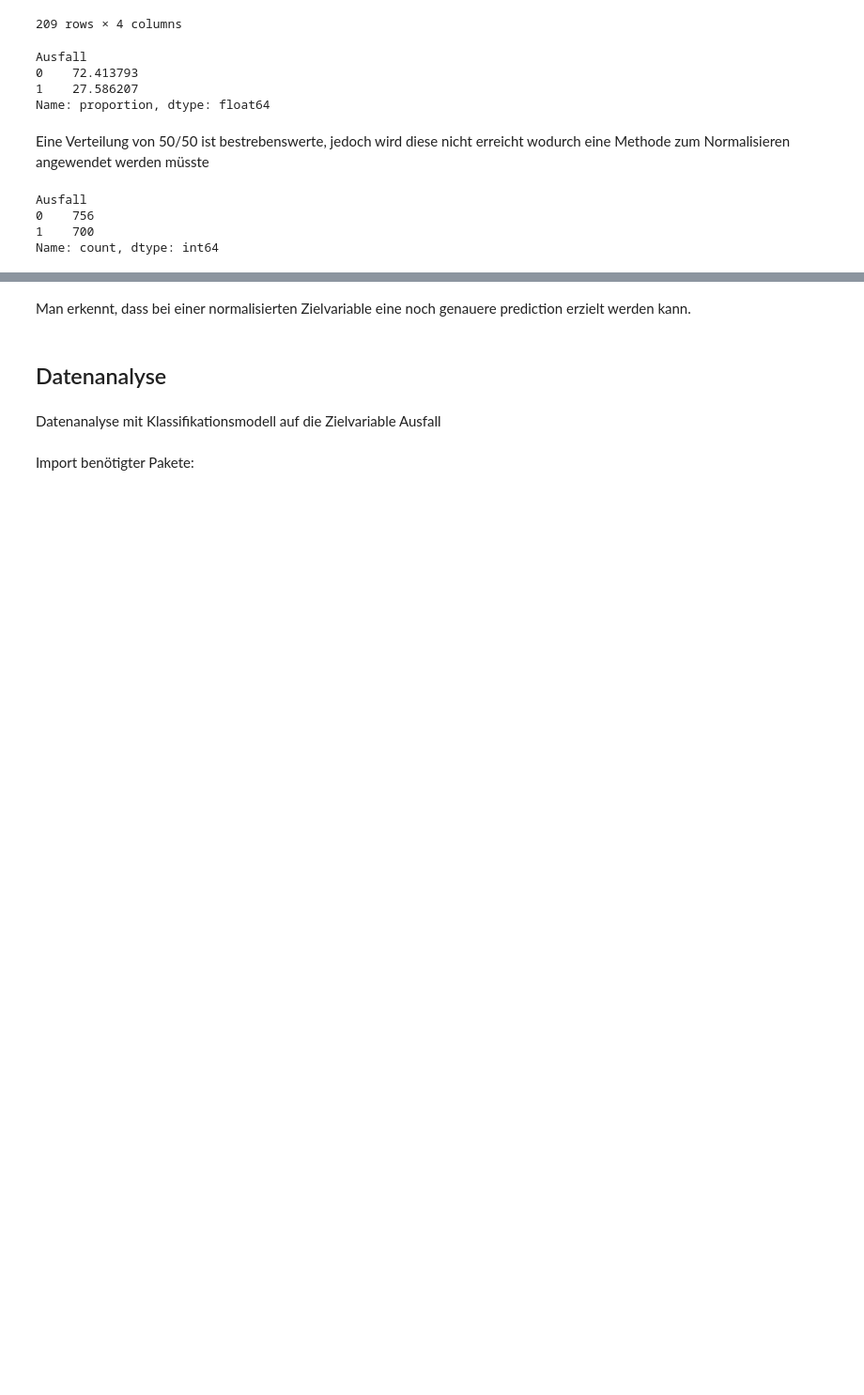
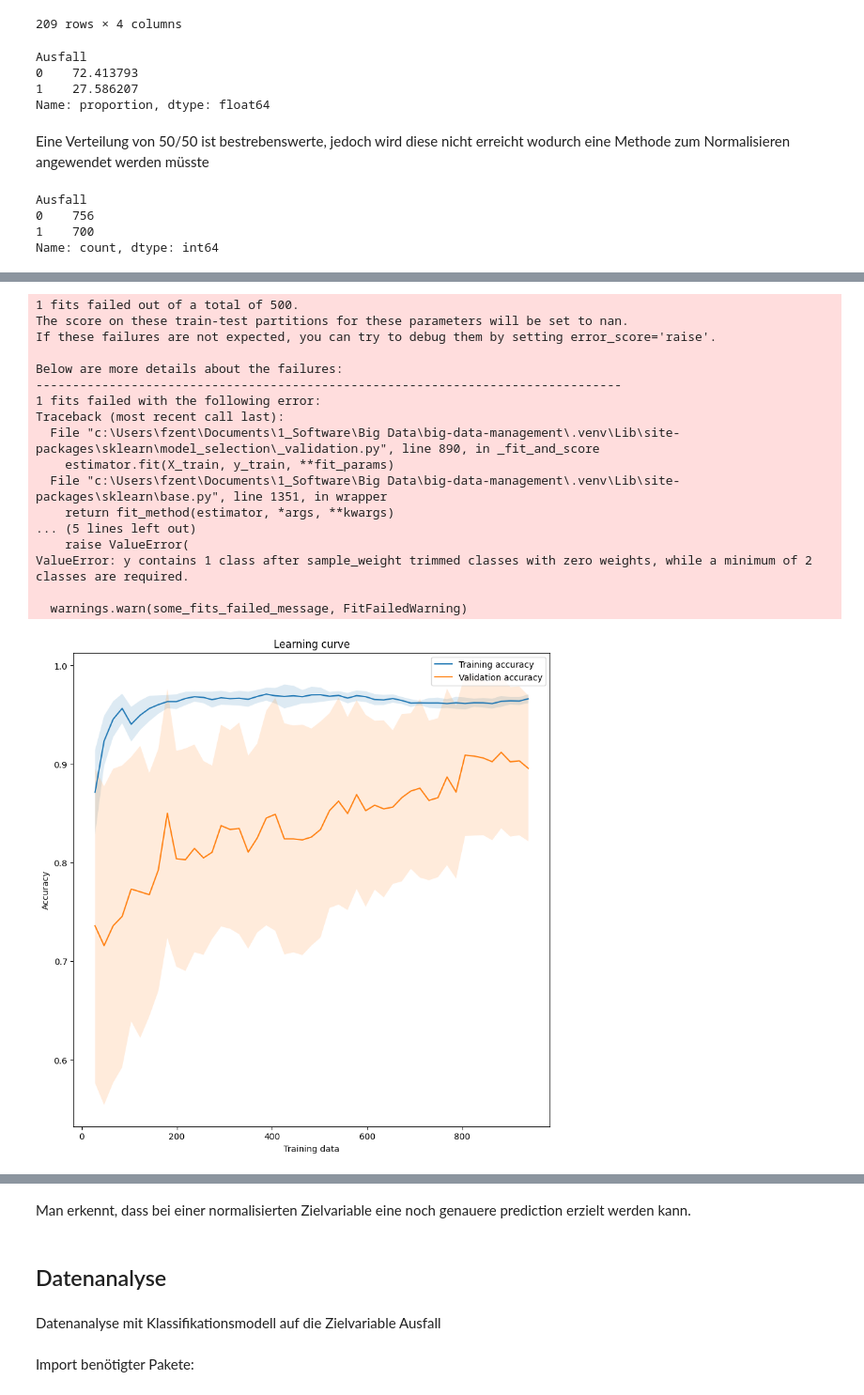
Before and after one commit to Flitschi7/big-data-management, a Jupyter notebook: notebook/Data-Prep-Wartung.ipynb, the cells around one changed output, grey strips where cells are left out. Shown at 94% size. Saved outputs shown, nothing was run; the diff lists cells and outputs as text; code cells hidden in the pictures; blank space fills up the shorter version.

```diff
--- a/notebook/Data-Prep-Wartung.ipynb
+++ b/notebook/Data-Prep-Wartung.ipynb
@@ -562,3 +546,40 @@ print(classification_report(y_test_up,gb_predictions_up))
     accuracy                           0.98       292
    macro avg       0.98      0.98      0.98       292
 weighted avg       0.98      0.98      0.98       292
+# %%
+#Lernkurven für gradient boosting modell plotten
+from sklearn.model_selection import learning_curve
+train_sizes, train_scores, test_scores = learning_curve(gb, X, y, cv=10, scoring='accuracy', n_jobs=-1, train_sizes=np.linspace(0.01, 1.0, 50))
+train_mean = np.mean(train_scores, axis=1)
+train_std = np.std(train_scores, axis=1)
+test_mean = np.mean(test_scores, axis=1)
+test_std = np.std(test_scores, axis=1)
+plt.figure(figsize=(10,10))
+plt.plot(train_sizes, train_mean, label='Training accuracy')
+plt.fill_between(train_sizes, train_mean + train_std, train_mean - train_std, alpha=0.15)
+plt.plot(train_sizes, test_mean, label='Validation accuracy')
+plt.fill_between(train_sizes, test_mean + test_std, test_mean - test_std, alpha=0.15)
+plt.title('Learning curve')
+plt.xlabel('Training data')
+plt.ylabel('Accuracy')
+plt.legend()
+plt.show()
+# %% [output]
+1 fits failed out of a total of 500.
+The score on these train-test partitions for these parameters will be set to nan.
+If these failures are not expected, you can try to debug them by setting error_score='raise'.
+
+Below are more details about the failures:
+--------------------------------------------------------------------------------
+1 fits failed with the following error:
+Traceback (most recent call last):
+  File "c:\Users\fzent\Documents\1_Software\Big Data\big-data-management\.venv\Lib\site-packages\sklearn\model_selection\_validation.py", line 890, in _fit_and_score
+    estimator.fit(X_train, y_train, **fit_params)
+  File "c:\Users\fzent\Documents\1_Software\Big Data\big-data-management\.venv\Lib\site-packages\sklearn\base.py", line 1351, in wrapper
+    return fit_method(estimator, *args, **kwargs)
+... (5 lines left out)
+    raise ValueError(
+ValueError: y contains 1 class after sample_weight trimmed classes with zero weights, while a minimum of 2 classes are required.
+
+  warnings.warn(some_fits_failed_message, FitFailedWarning)
+[figure, added]
```
Also changed, not shown: parts of 19 cells of this notebook.
